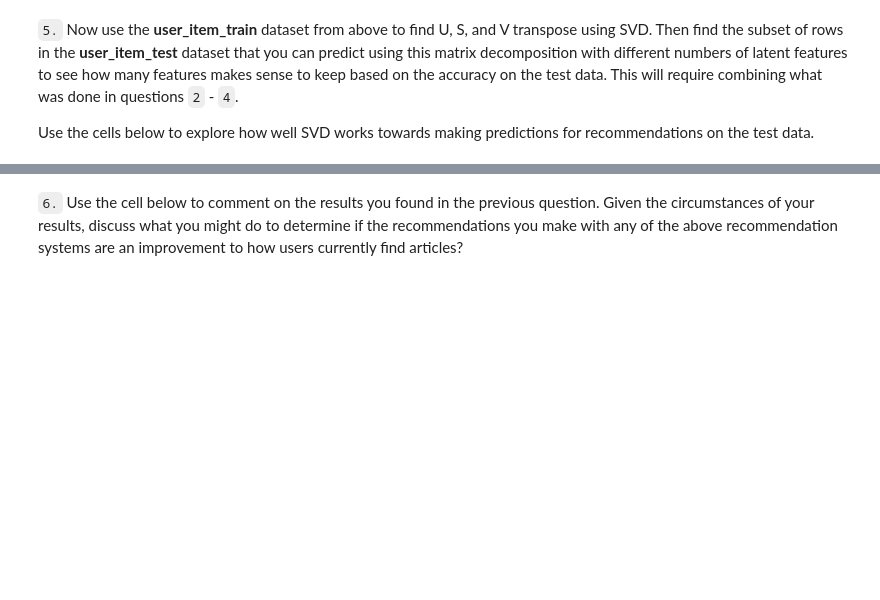
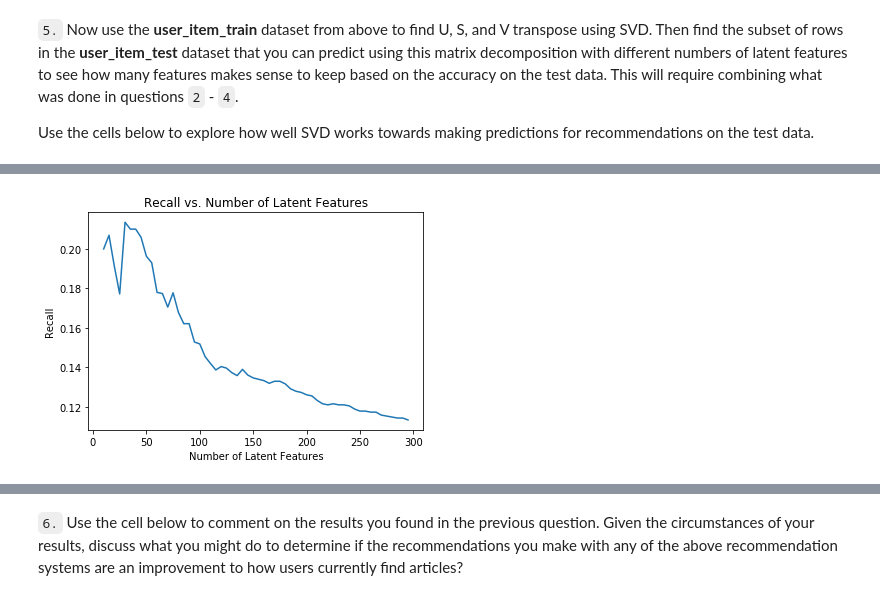
Before and after one commit to manish0013/udacity_recommender_engine, a Jupyter notebook: Recommendations_with_IBM.ipynb, the cells around one changed output, grey strips where cells are left out. Saved outputs shown, nothing was run; the diff lists cells and outputs as text; code cells hidden in the pictures; blank space fills up the shorter version.

```diff
--- a/Recommendations_with_IBM.ipynb
+++ b/Recommendations_with_IBM.ipynb
@@ -917,0 +920,7 @@ plt.title('Accuracy vs. Number of Latent Features');
+# %%
+plt.plot(num_latent_feats, _list_recall);
+plt.xlabel('Number of Latent Features');
+plt.ylabel('Recall');
+plt.title('Recall vs. Number of Latent Features');
+# %% [output]
+[figure, added]
```
Also changed, not shown: parts of 11 cells of this notebook.
